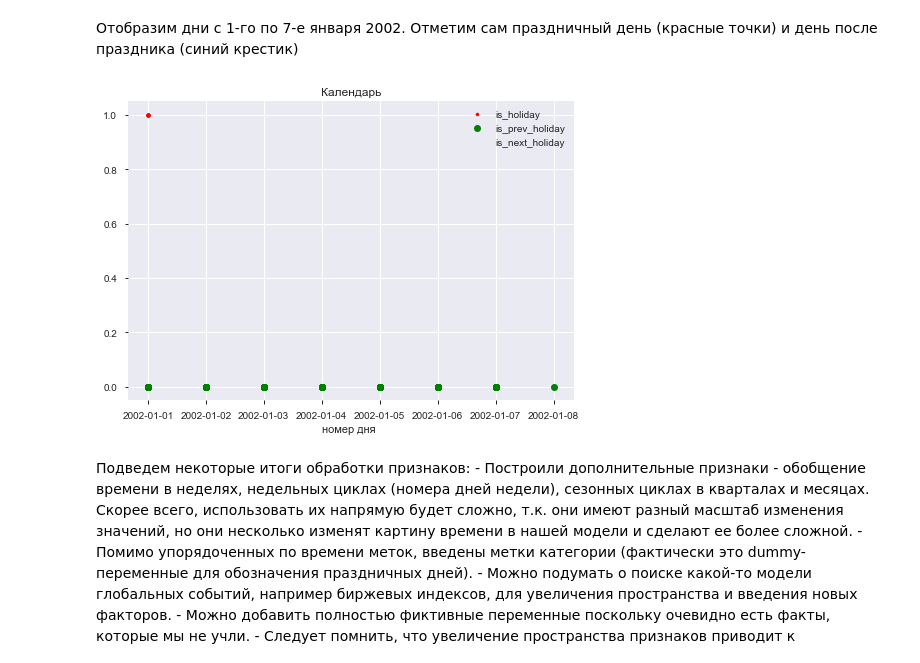
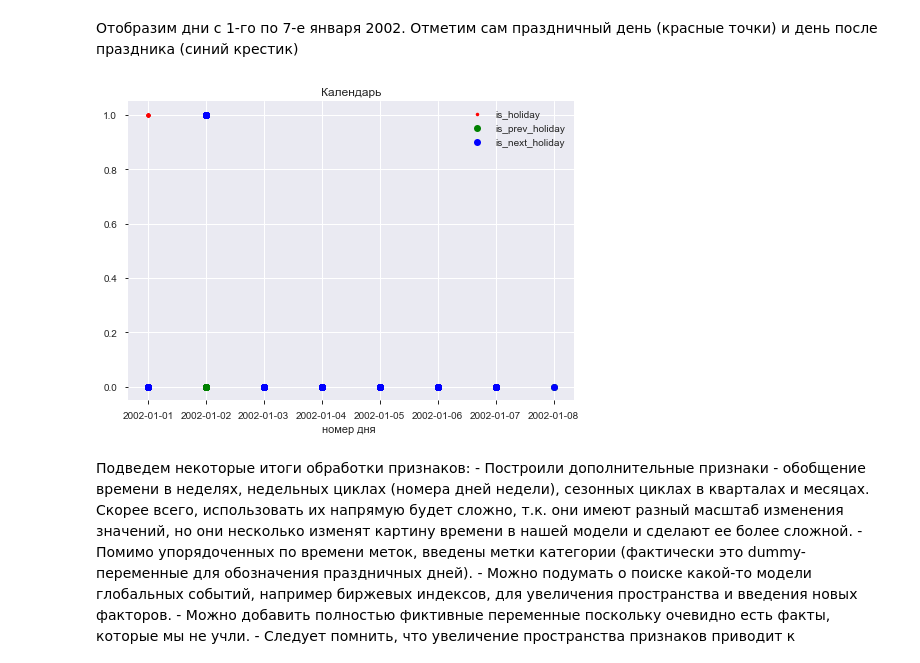
Before and after one commit to alekseyzelepukin/machine_learning_in_business, a Jupyter notebook: lesson_01/Временные ряды 1.ipynb, the cells around one changed output. Saved outputs shown, nothing was run; the diff lists cells and outputs as text; code cells hidden in the pictures.

```diff
--- a/lesson_01/Временные ряды 1.ipynb
+++ b/lesson_01/Временные ряды 1.ipynb
@@ -895,13 +895,13 @@ DatetimeIndex(['1970-01-01', '1970-02-16', '1970-05-25', '1970-07-03',
 # %%
 plt.plot(data.iloc[:7*24].index.get_level_values('Date'),data['is_holiday'].values[:7*24],'.r',label = 'is_holiday')
 plt.plot(data.iloc[:7*24].index.get_level_values('Date'),data['is_prev_holiday'].values[:7*24],'og',label = 'is_prev_holiday')
-plt.plot(data.iloc[:7*24].index.get_level_values('Date'), data['is_next_holiday'].values[:7*24],'+b',label = 'is_next_holiday')
+plt.plot(data.iloc[:7*24].index.get_level_values('Date'), data['is_next_holiday'].values[:7*24],'ob',label = 'is_next_holiday')
 plt.legend()
 plt.title('Календарь')
 plt.xlabel('номер дня ')
 plt.show()
 # %% [output]
-[figure, old version]
+[figure, new version]
 # %% [markdown]
 Подведем некоторые итоги обработки признаков:
     -  Построили дополнительные признаки - обобщение времени в неделях, недельных циклах (номера дней недели), сезонных циклах в кварталах и месяцах. Скорее всего, использовать их напрямую будет сложно, т.к. они имеют разный масштаб изменения значений, но они несколько изменят картину времени в нашей модели и сделают ее более сложной.
```
Also changed, not shown: parts of 6 cells of this notebook.
